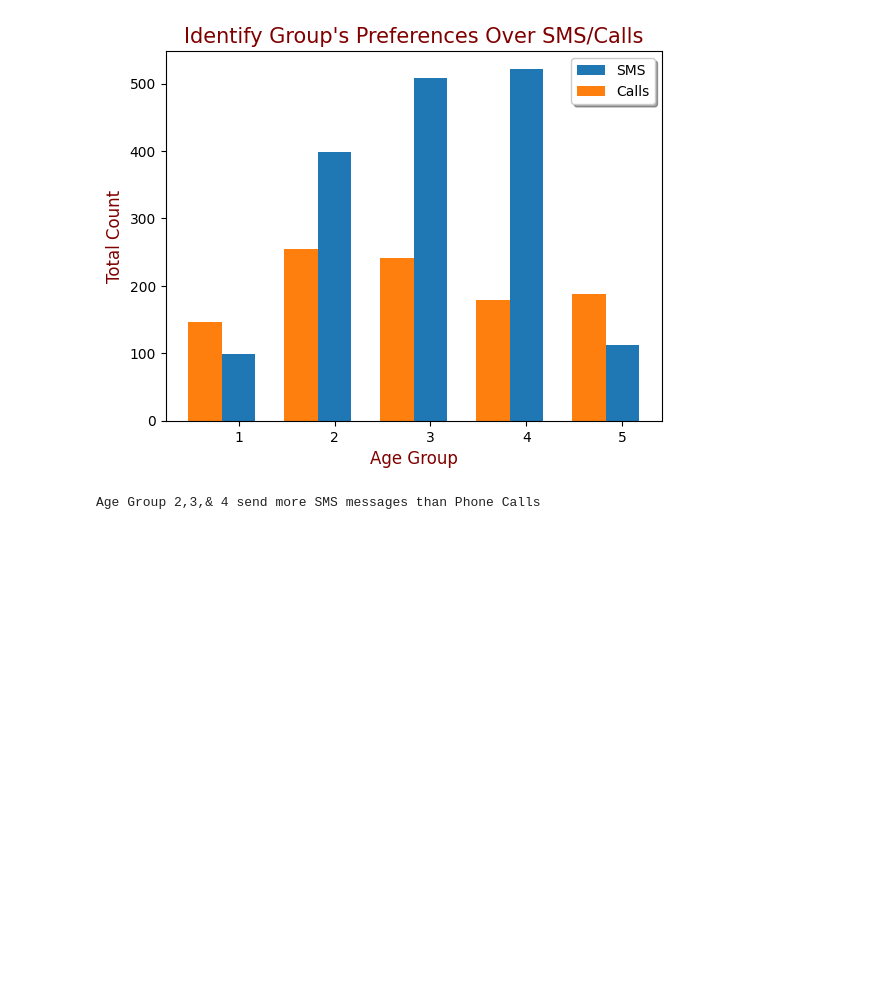
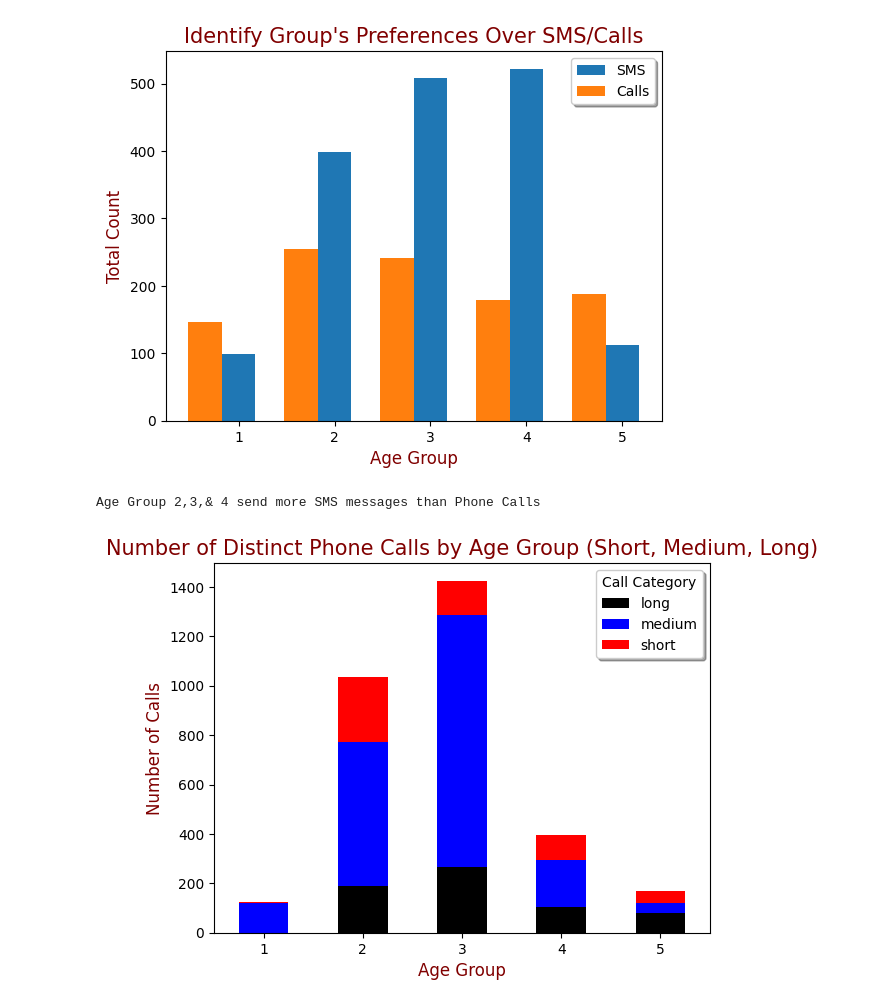
Before and after one commit to Hasnain-Sidd/Data-Science, a Jupyter notebook: Telecom_Project.ipynb, the cells around one changed output. Saved outputs shown, nothing was run; the diff lists cells and outputs as text; code cells hidden in the pictures; blank space fills up the shorter version.

```diff
--- a/Telecom_Project.ipynb
+++ b/Telecom_Project.ipynb
@@ -57,3 +57,30 @@ print("Age Group 2,3,& 4 send more SMS messages than Phone Calls")
 # %% [output]
 [figure]
 Age Group 2,3,& 4 send more SMS messages than Phone Calls
+# %%
+short_call_duration = 1000
+medium_call_duration = 7000
+
+def call_category(duration):
+    if duration <= short_call_duration:
+        return 'short'
+    elif duration <= medium_call_duration:
+        return 'medium'
+    else:
+        return 'long'
+
+df['call_category'] = df['Seconds of Use'].apply(call_category)
+
+# Group data by age and call category, count distinct calls
+call_counts = df.groupby(['Age Group', 'call_category']).size().unstack(fill_value=0)
+
+# Create a bar chart
+call_counts.plot(kind='bar', stacked=True,color=['black','blue','red'])
+plt.xlabel('Age Group',color='Maroon',fontsize=12)
+plt.ylabel('Number of Calls',color="Maroon",fontsize=12)
+plt.title('Number of Distinct Phone Calls by Age Group (Short, Medium, Long)',color='Maroon',fontsize=15)
+plt.legend(title='Call Category',shadow=True)
+plt.xticks(rotation=0)
+plt.show()
+# %% [output]
+[figure, added]
```
